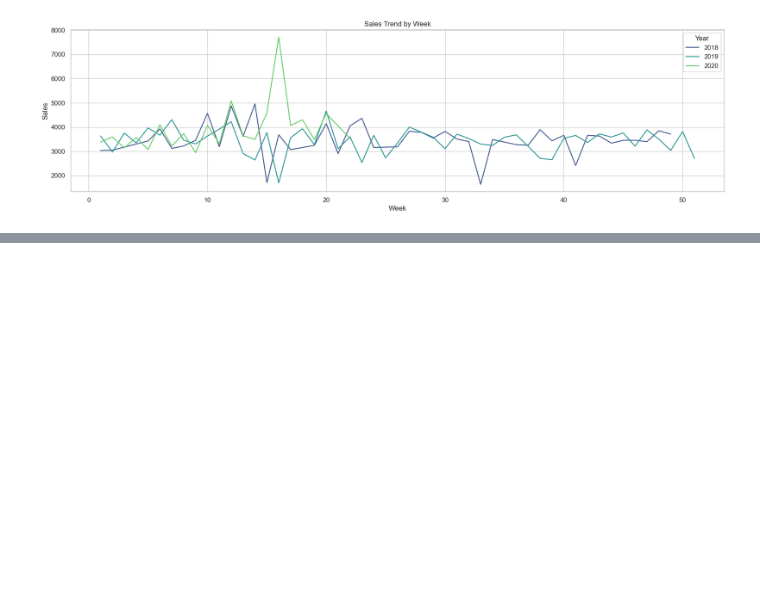
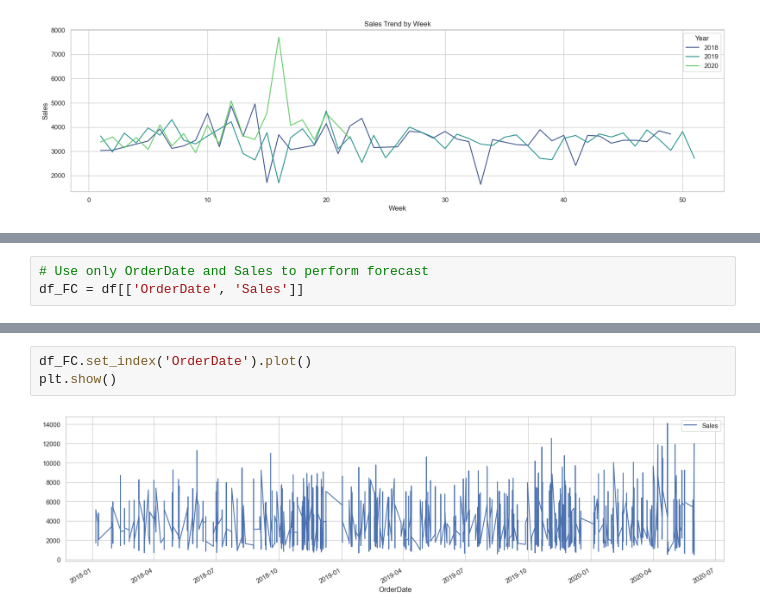
Before and after one commit to Kimchi21/Data-Analysis_Portfolio, a Jupyter notebook: Automobile Sales/Python Notebooks/Autosales_Analysis.ipynb, the cells around one changed output, grey strips where cells are left out. Cells and saved outputs as stored; diff of their text form; blank space fills up the shorter version.

```diff
--- a/Automobile Sales/Python Notebooks/Autosales_Analysis.ipynb
+++ b/Automobile Sales/Python Notebooks/Autosales_Analysis.ipynb
@@ -374,0 +453,3 @@ generate_sales_trend_plot("Week", "Sales Trend by Week", "Week", df)
+# %%
+# Use only OrderDate and Sales to perform forecast
+df_FC = df[['OrderDate', 'Sales']]
@@ -374,0 +472,5 @@ generate_sales_trend_plot("Week", "Sales Trend by Week", "Week", df)
+# %%
+df_FC.set_index('OrderDate').plot()
+plt.show()
+# %% [output]
+[figure, added]
```
Also changed, not shown: parts of 41 cells of this notebook.
